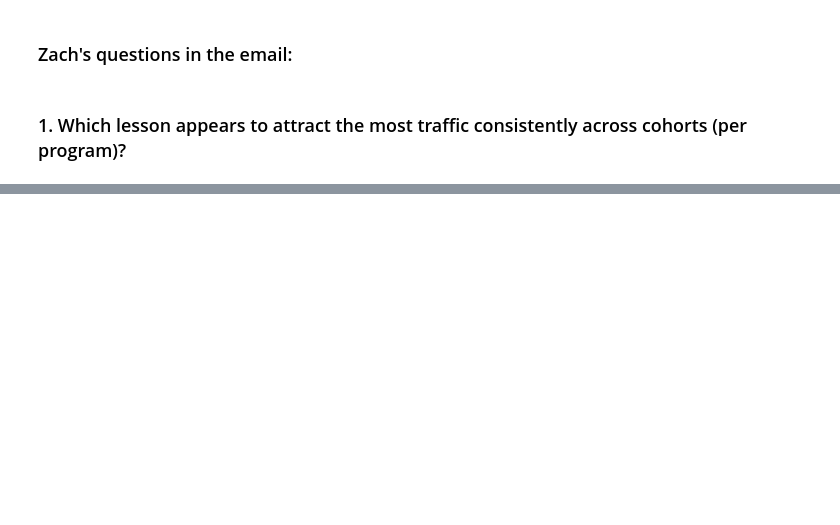
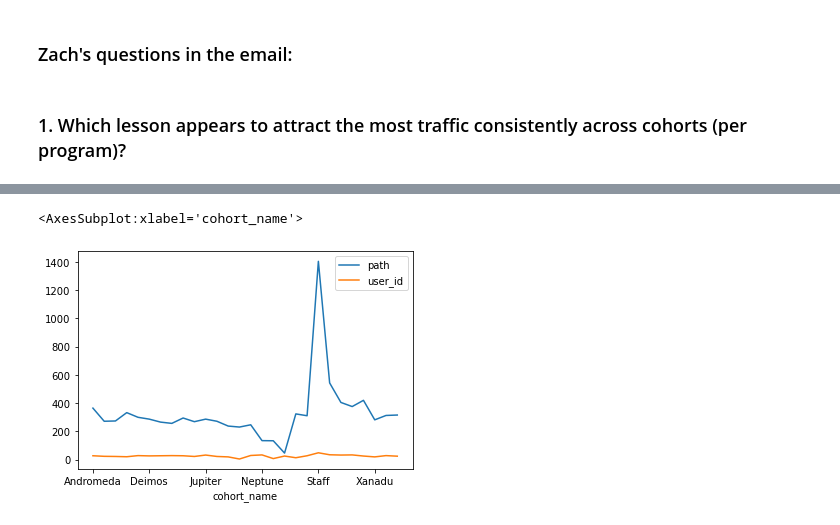
Before and after one commit to JaredVahle/anomaly-detection-project, a Jupyter notebook: anomaly_detection_project_final.ipynb, the cells around one changed output, grey strips where cells are left out. Saved outputs shown, nothing was run; the diff lists cells and outputs as text; code cells hidden in the pictures; blank space fills up the shorter version.

```diff
--- a/anomaly_detection_project_final.ipynb
+++ b/anomaly_detection_project_final.ipynb
@@ -231,0 +240,5 @@ Name: path, Length: 2555, dtype: float64
+# %%
+java_df.groupby('cohort_name')['path','user_id'].nunique()
+# %% [output]
+<AxesSubplot:xlabel='cohort_name'>
+[figure, added]
```
Also changed, not shown: parts of 23 cells of this notebook, 1 other file.
